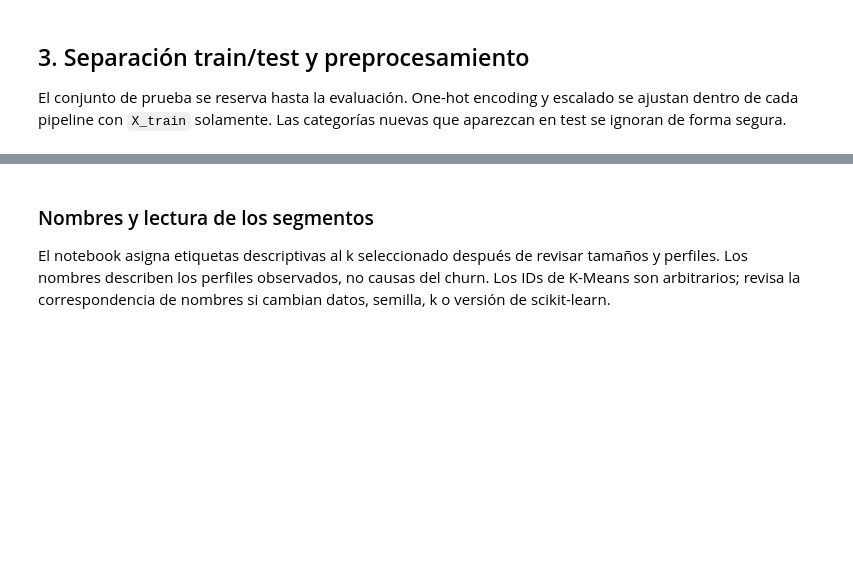
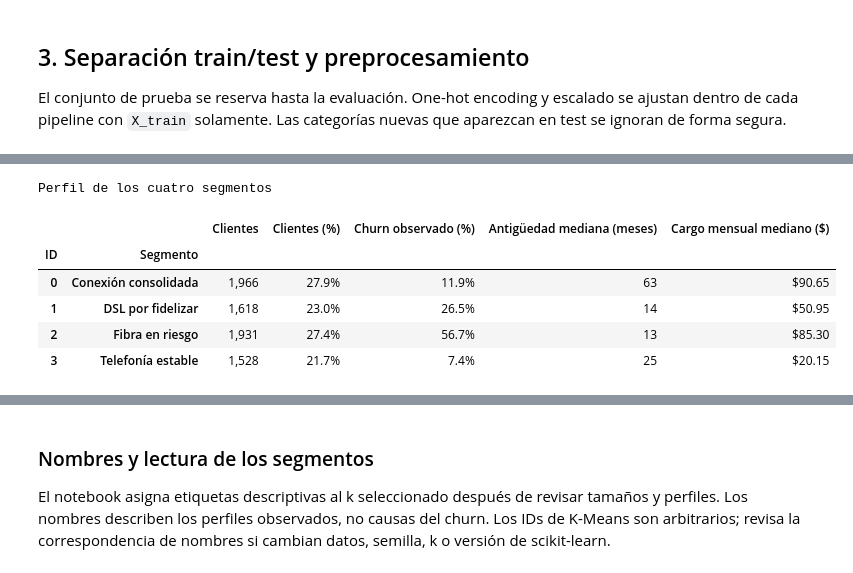
Before and after one commit to HeymichaelRD/customer-churn-analysis, a Jupyter notebook: notebooks/03_modeling_teudys.ipynb, the cells around one changed output, grey strips where cells are left out. Cells and saved outputs as stored; diff of their text form; code cells hidden in the pictures; blank space fills up the shorter version.

Commit message:
modeling: documenta resultados y guía de integración

```diff
--- a/notebooks/03_modeling_teudys.ipynb
+++ b/notebooks/03_modeling_teudys.ipynb
@@ -71,6 +75,16 @@ assert df.isna().sum().sum() == 0, "El CSV contiene nulos"
 assert set(df["Churn"].unique()) == {"Yes", "No"}
 
 y = (df["Churn"] == "Yes").astype(int)
-X = df.drop(columns=["customerID", "Churn"])
-print(f"Dimensiones: {df.shape}; tasa churn: {y.mean():.1%}")
-df["Churn"].value_counts().to_frame("clientes").assign(porcentaje=lambda x: x["clientes"] / len(df))
+MODEL_INPUT_DROP_COLUMNS = ["PhoneService", "MultipleLines", "TotalCharges"]
+X = df.drop(columns=["customerID", "Churn", *MODEL_INPUT_DROP_COLUMNS])
+print(f"Dataset: {len(df):,} filas × {df.shape[1]} columnas".replace(",", "."))
+print(f"Tasa de churn: {y.mean():.1%}")
+print(f"Variables predictoras base para entrenamiento: {X.shape[1]}")
+churn_summary = (
+    df["Churn"]
+    .value_counts()
+    .rename_axis("Churn")
+    .to_frame("Clientes")
+    .assign(Porcentaje=lambda table: table["Clientes"] / len(df))
+)
+churn_summary.style.format({"Clientes": "{:,.0f}", "Porcentaje": "{:.1%}"})
@@ -239,30 +415,54 @@ Las métricas de silueta se estimaron con la misma muestra aleatoria de 2,000 cl
 # %%
-K_SELECTED = 4  # El codo y la accionabilidad favorecen cuatro perfiles
+K_SELECTED = 4  # Cuatro perfiles equilibrados y operativamente manejables
 cluster_pipeline = Pipeline([
     ("preprocess", cluster_prep),
     ("model", KMeans(n_clusters=K_SELECTED, random_state=RANDOM_STATE, n_init=20)),
 ])
-# El pipeline recibe las columnas originales; el ColumnTransformer selecciona solo las tres acordadas.
+# El pipeline recibe las columnas originales; el ColumnTransformer selecciona las cuatro acordadas.
 segments = cluster_pipeline.fit_predict(X)
 
 segmented = df[["customerID", "Churn", "tenure", "MonthlyCharges", "Contract", "InternetService", "PaymentMethod"]].copy()
 segmented["segment"] = segments
 SEGMENT_NAMES = {
-    0: "Relación estable",
-    1: "Inicio por afianzar",
-    2: "Valor consolidado",
-    3: "Retención prioritaria",
+    0: "Conexión consolidada",
+    1: "DSL por fidelizar",
+    2: "Fibra en riesgo",
+    3: "Telefonía estable",
 }
 segmented["segment_name"] = segmented["segment"].map(SEGMENT_NAMES)
 segmented["churn_flag"] = y.values
 
 segment_profile = segmented.groupby("segment").agg(
     clientes=("customerID", "size"),
     porcentaje=("customerID", lambda s: len(s) / len(segmented)),
     churn_rate=("churn_flag", "mean"),
     tenure_mediana=("tenure", "median"),
     cargo_mensual_mediana=("MonthlyCharges", "median"),
 )
 segment_profile["churn_rate"] *= 100
 segment_profile["porcentaje"] *= 100
-segment_profile.round(1)
+segment_profile["nombre"] = segment_profile.index.map(SEGMENT_NAMES)
+segment_profile_display = segment_profile.reset_index().rename(columns={
+    "segment": "ID",
+    "nombre": "Segmento",
+    "clientes": "Clientes",
+    "porcentaje": "Clientes (%)",
+    "churn_rate": "Churn observado (%)",
+    "tenure_mediana": "Antigüedad mediana (meses)",
+    "cargo_mensual_mediana": "Cargo mensual mediano ($)",
+}).set_index(["ID", "Segmento"])
+display(segment_profile_display.style.format({
+    "Clientes": "{:,.0f}",
+    "Clientes (%)": "{:.1f}%",
+    "Churn observado (%)": "{:.1f}%",
+    "Antigüedad mediana (meses)": "{:.0f}",
+    "Cargo mensual mediano ($)": "${:,.2f}",
+}).set_caption("Perfil de los cuatro segmentos"))
+# %% [output]
+Perfil de los cuatro segmentos
+|  |  | Clientes | Clientes (%) | Churn observado (%) | Antigüedad mediana (meses) | Cargo mensual mediano ($) |
+| ID | Segmento |  |  |  |  |  |
+| 0 | Conexión consolidada | 1,966 | 27.9% | 11.9% | 63 | $90.65 |
+| 1 | DSL por fidelizar | 1,618 | 23.0% | 26.5% | 14 | $50.95 |
+| 2 | Fibra en riesgo | 1,931 | 27.4% | 56.7% | 13 | $85.30 |
+| 3 | Telefonía estable | 1,528 | 21.7% | 7.4% | 25 | $20.15 |
```
Also changed, not shown: parts of 29 cells of this notebook, 3 other files.
